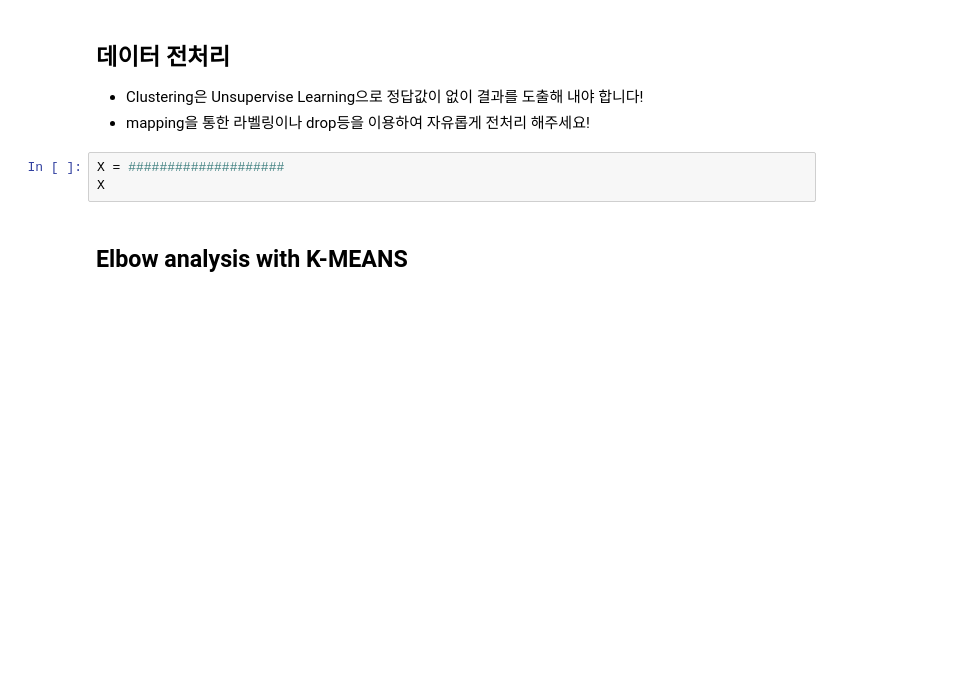
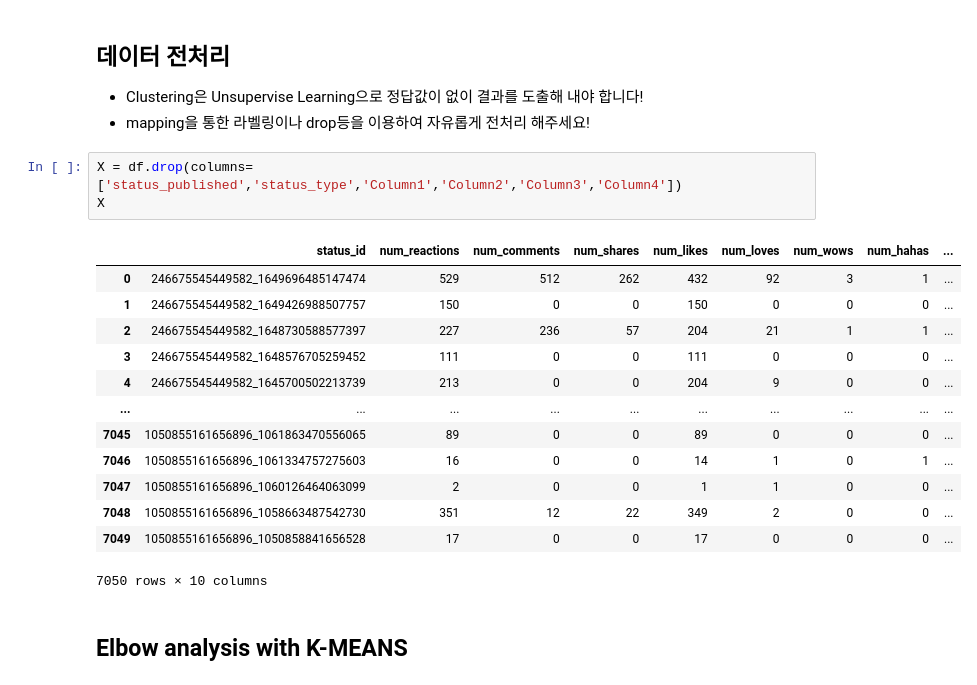
Before and after one commit to yula00/DAP_2022, a Jupyter notebook: Lecture10.ipynb, the cells around one changed output. Cells and saved outputs as stored; diff of their text form; blank space fills up the shorter version.

```diff
--- a/Lecture10.ipynb
+++ b/Lecture10.ipynb
@@ -225,9 +225,23 @@ df.head()
 ## 데이터 전처리
 - Clustering은 Unsupervise Learning으로 정답값이 없이 결과를 도출해 내야 합니다!
 - mapping을 통한 라벨링이나 drop등을 이용하여 자유롭게 전처리 해주세요!
-# %%
-X = ####################
-X
+# %%
+X = df.drop(columns=['status_published','status_type','Column1','Column2','Column3','Column4'])
+X
+# %% [output]
+|  | status_id | num_reactions | num_comments | num_shares | num_likes | num_loves | num_wows | num_hahas | ... |
+| 0 | 246675545449582_1649696485147474 | 529 | 512 | 262 | 432 | 92 | 3 | 1 | ... |
+| 1 | 246675545449582_1649426988507757 | 150 | 0 | 0 | 150 | 0 | 0 | 0 | ... |
+| 2 | 246675545449582_1648730588577397 | 227 | 236 | 57 | 204 | 21 | 1 | 1 | ... |
+| 3 | 246675545449582_1648576705259452 | 111 | 0 | 0 | 111 | 0 | 0 | 0 | ... |
+| 4 | 246675545449582_1645700502213739 | 213 | 0 | 0 | 204 | 9 | 0 | 0 | ... |
+| ... | ... | ... | ... | ... | ... | ... | ... | ... | ... |
+| 7045 | 1050855161656896_1061863470556065 | 89 | 0 | 0 | 89 | 0 | 0 | 0 | ... |
+| 7046 | 1050855161656896_1061334757275603 | 16 | 0 | 0 | 14 | 1 | 0 | 1 | ... |
+| 7047 | 1050855161656896_1060126464063099 | 2 | 0 | 0 | 1 | 1 | 0 | 0 | ... |
+| 7048 | 1050855161656896_1058663487542730 | 351 | 12 | 22 | 349 | 2 | 0 | 0 | ... |
+| 7049 | 1050855161656896_1050858841656528 | 17 | 0 | 0 | 17 | 0 | 0 | 0 | ... |
+7050 rows × 10 columns
 # %% [markdown]
 ## Elbow analysis with K-MEANS
 # %%
```
Also changed, not shown: parts of 3 cells of this notebook.
